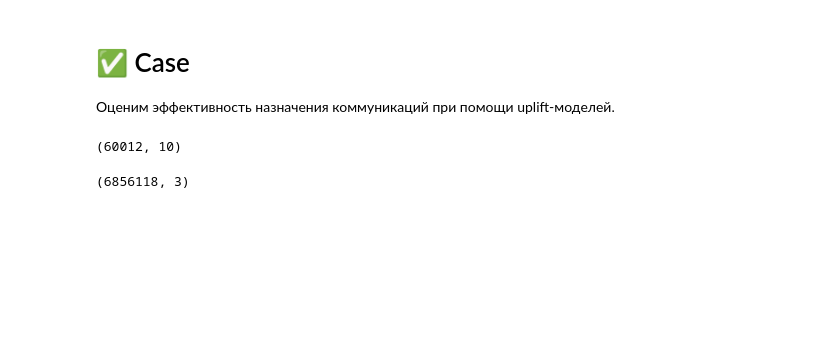
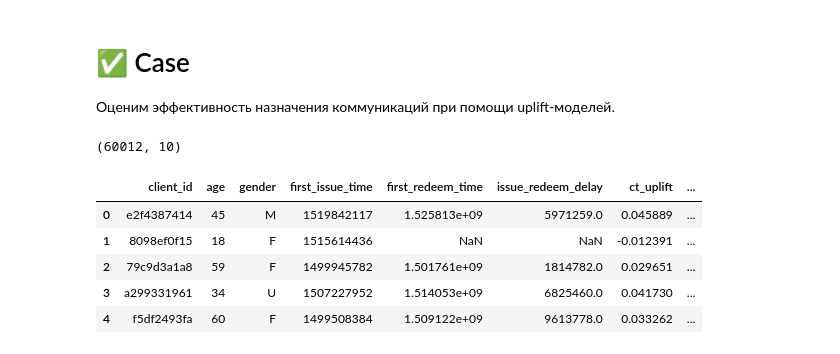
Before and after one commit to Romashka8/UpliftNinja, a Jupyter notebook: business-case.ipynb, the cells around one changed output. Cells and saved outputs as stored; diff of their text form; code cells hidden in the pictures; blank space fills up the shorter version.

```diff
--- a/business-case.ipynb
+++ b/business-case.ipynb
@@ -419,22 +505,40 @@ base_val = base_val.drop_duplicates(subset=['client_id']).copy()
 print(base_val.shape)
 # %% [output]
 (60012, 10)
-# %%
-purchases_val = dataset.data['purchases'][[
-    'client_id',
-    'transaction_datetime',
-    'purchase_sum'
-]].copy()
-
-purchases_val['transaction_datetime'] = pd.to_datetime(
-    purchases_val['transaction_datetime']
-)
-
-purchases_val = purchases_val[
-    purchases_val['client_id'].isin(base_val['client_id'])
-].copy()
-
-print(purchases_val.shape)
-# %% [output]
-(6856118, 3)
+# %%
+# Исторический средний чек по клиенту
+# purchases — это история покупок, используем ее только как proxy для денежной оценки
+
+purchase_proxy = (
+    dataset.data['purchases']
+    .groupby('client_id')
+    .agg(
+        avg_purchase_sum=('purchase_sum', 'mean'),
+        total_purchase_sum=('purchase_sum', 'sum'),
+        purchase_cnt=('purchase_sum', 'count')
+    )
+    .reset_index()
+)
+
+base_val = base_val.merge(
+    purchase_proxy,
+    on='client_id',
+    how='left'
+)
+
+base_val['avg_purchase_sum'] = base_val['avg_purchase_sum'].fillna(
+    base_val['avg_purchase_sum'].median()
+)
+
+base_val['total_purchase_sum'] = base_val['total_purchase_sum'].fillna(0)
+base_val['purchase_cnt'] = base_val['purchase_cnt'].fillna(0)
+
+base_val.head()
+# %% [output]
+|  | client_id | age | gender | first_issue_time | first_redeem_time | issue_redeem_delay | ct_uplift | ... |
+| 0 | e2f4387414 | 45 | M | 1519842117 | 1.525813e+09 | 5971259.0 | 0.045889 | ... |
+| 1 | 8098ef0f15 | 18 | F | 1515614436 | NaN | NaN | -0.012391 | ... |
+| 2 | 79c9d3a1a8 | 59 | F | 1499945782 | 1.501761e+09 | 1814782.0 | 0.029651 | ... |
+| 3 | a299331961 | 34 | U | 1507227952 | 1.514053e+09 | 6825460.0 | 0.041730 | ... |
+| 4 | f5df2493fa | 60 | F | 1499508384 | 1.509122e+09 | 9613778.0 | 0.033262 | ... |
 # %%
```
Also changed, not shown: parts of 23 cells of this notebook.
